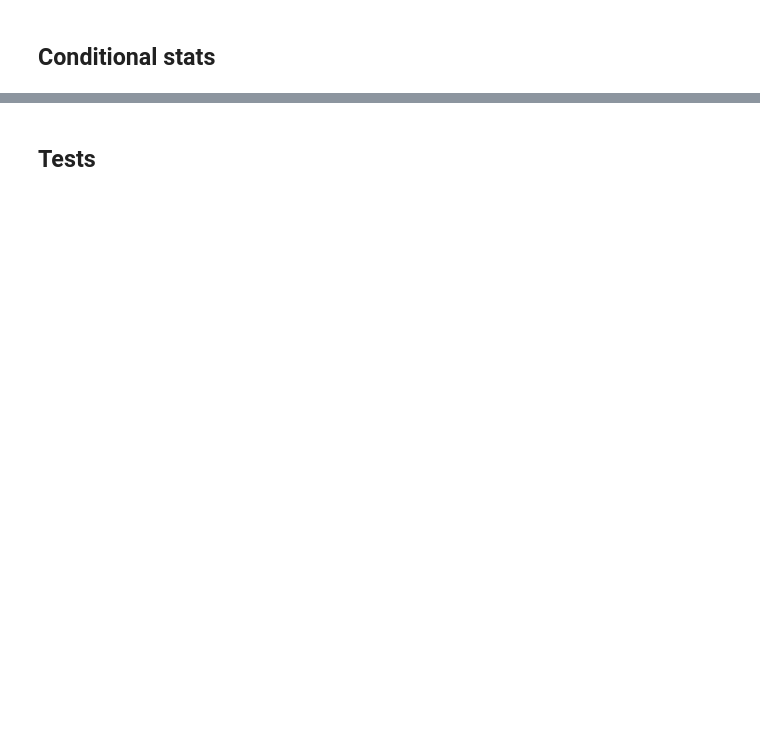
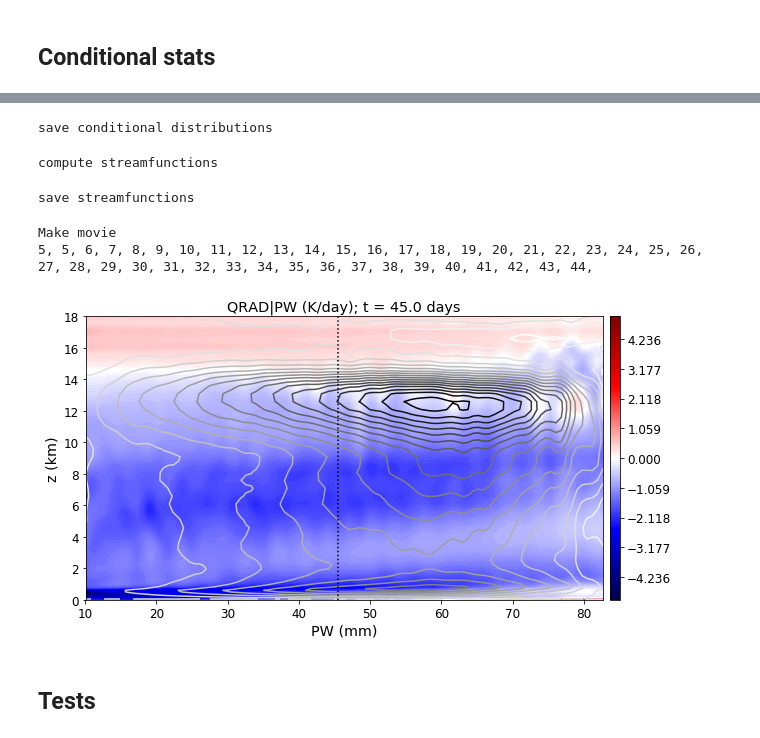
Before and after one commit to bfildier/aggregation-time-scale, a Jupyter notebook: scripts/computeStatsEachSim.ipynb, the cells around one changed output, grey strips where cells are left out. Cells and saved outputs as stored; diff of their text form; code cells hidden in the pictures; blank space fills up the shorter version.

```diff
--- a/scripts/computeStatsEachSim.ipynb
+++ b/scripts/computeStatsEachSim.ipynb
@@ -30,10 +36,13 @@ Own modules available: ['conditionalstats', 'moistdryedge']
 # local input directory
 inputdir = os.path.join(repodir,'input','irene')
 figdir = os.path.join(repodir,'figures')
+moviedir = os.path.join(repodir,'movies')
 resultdir = os.path.join(repodir,'results')
 
 ## Load own libraries
 from moistdryedge import *
+from conditionalstats import *
+from plot2D import *
 
 ## Graphical parameters
 plt.style.use(os.path.join(matplotlib.get_configdir(),'stylelib/presentation.mplstyle'))
@@ -60,3 +73,6 @@ print('load 2D data')
 data2D = xr.open_dataset(os.path.join(simdir,inputfile2D))
 # %% [output]
 load 2D data
+# %%
+print('load 3D data')
+data3D = xr.open_dataset(os.path.join(simdir,inputfile3D))
@@ -143,0 +413,15 @@ print("compute fraction area from thresholds based on PW and CRH")
+# %%
+print("save conditional distributions")
+
+refvars = 'PW','CRH'
+condvars = 'W',"QRAD"
+
+for refvar in refvars:
+    for condvar in condvars:
+
+        cdist = getattr(thismodule,"cdist_%s_on_%s"%(condvar,refvar))
+        savename = "cdist_%s_on_%s_smooth_dt%s.p"%(condvar,refvar,width)
+
+        pickle.dump(cdist,open(os.path.join(resultdir,simname,savename),"wb"))
+# %% [output]
+save conditional distributions
@@ -143,0 +439,19 @@ print("compute fraction area from thresholds based on PW and CRH")
+# %%
+print("compute streamfunctions")
+
+phi_CRH = computeStreamFunction(cdist_W_on_CRH)
+phi_PW = computeStreamFunction(cdist_W_on_PW)
+# %% [output]
+compute streamfunctions
+# %%
+print("save streamfunctions")
+
+refvars = 'PW','CRH'
+
+for refvar in refvars:
+
+    phi = getattr(thismodule,"phi_%s"%(refvar))
+    savename = "phi_on_%s_smooth_dt%s.p"%(refvar,width)
+    pickle.dump(cdist,open(os.path.join(resultdir,simname,savename),"wb"))
+# %% [output]
+save streamfunctions
@@ -144,2 +561,22 @@ print("compute fraction area from thresholds based on PW and CRH")
+# %%
+print("Make movie")
+
+fig,ax = plt.subplots(figsize=(9,5))
+
+# condvar = 'W'
+condvar = 'QRAD'
+# refvar = 'CRH'
+refvar = 'PW'
+
+cdist = getattr(thismodule,"cdist_%s_on_%s"%(condvar,refvar))
+phi = getattr(thismodule,"phi_%s"%refvar)
+edge = getattr(thismodule,"edge_%s"%refvar)
+movie_path = os.path.join(moviedir,simname,'%s_on_%s_and_circulation_dt%d.mp4'%(condvar,refvar,width))
+
+makeMovie(condvar,refvar,cdist,phi,movie_path,edge=edge)
+# %% [output]
+Make movie
+5, 5, 6, 7, 8, 9, 10, 11, 12, 13, 14, 15, 16, 17, 18, 19, 20, 21, 22, 23, 24, 25, 26, 27, 28, 29, 30, 31, 32, 33, 34, 35, 36, 37, 38, 39, 40, 41, 42, 43, 44,
+[figure, added]
 # %% [markdown]
 ## Tests
```
Also changed, not shown: parts of 30 cells of this notebook, 54 other files.
